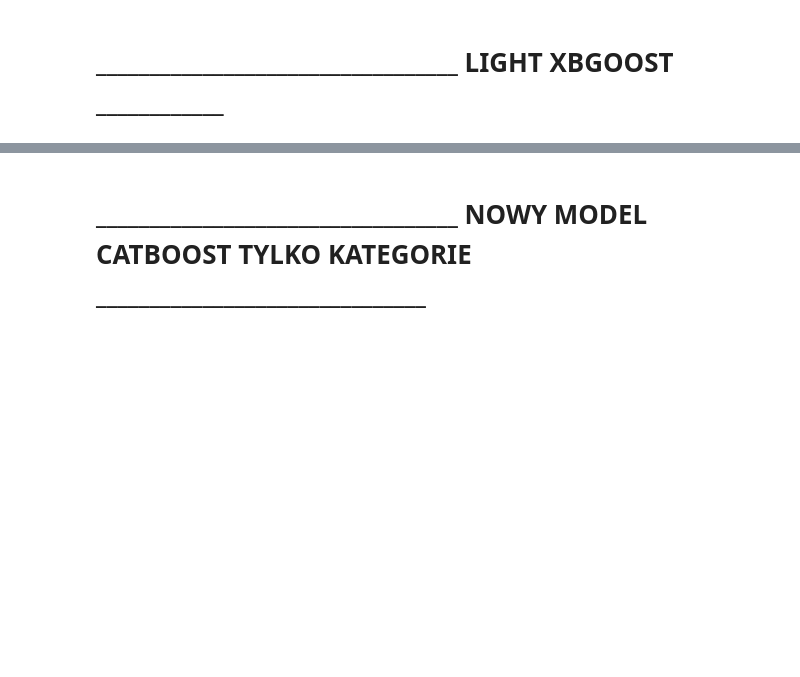
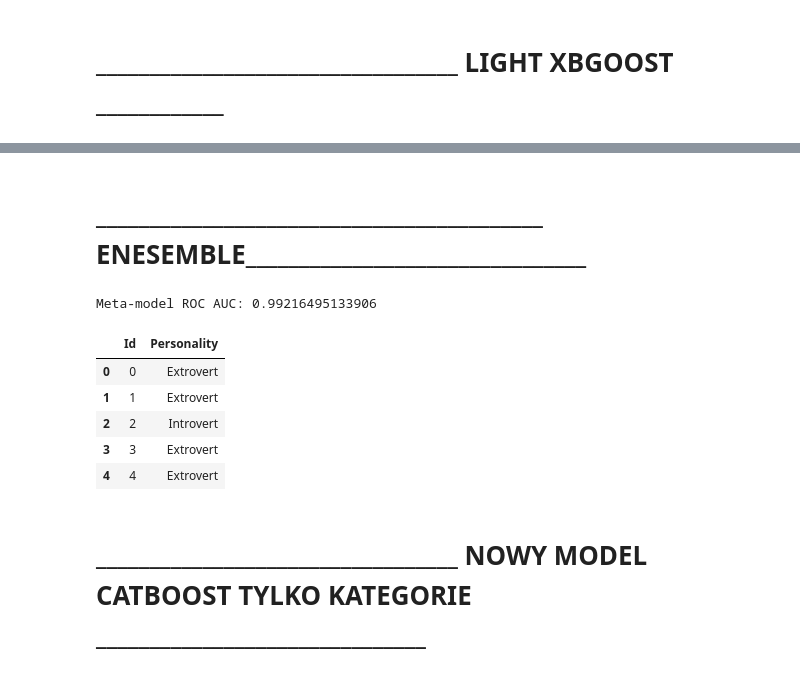
Before and after one commit to PiotrPieciak/LEARN_06_KAGGLE_Predict_Introverts, a Jupyter notebook: notebooks/02_Introverts_and_extroverts_ML_experiments.ipynb, the cells around one changed output, grey strips where cells are left out. Cells and saved outputs as stored; diff of their text form; code cells hidden in the pictures; blank space fills up the shorter version.

Commit message:
Kaggle Notebook | 02_Introverts_and_extroverts_ML_experiments | Version 13

```diff
--- a/notebooks/02_Introverts_and_extroverts_ML_experiments.ipynb
+++ b/notebooks/02_Introverts_and_extroverts_ML_experiments.ipynb
@@ -365,0 +406,4 @@ res_df[['rank_test_score','mean_test_score','mean_train_score','std_test_score',
+# %%
+X = train_df.drop(['id','Personality'], axis=1).copy()
+y = train_df['Personality'].copy()
+X = scaler.fit_transform(X)
@@ -366,3 +479,55 @@ res_df[['rank_test_score','mean_test_score','mean_train_score','std_test_score',
+# %% [markdown]
+# __________________________________________ ENESEMBLE________________________________
+# %%
+import numpy as np
+from sklearn.linear_model import LogisticRegression
+from sklearn.model_selection import cross_val_score
+
+# Stacking: tworzymy nową macierz X dla metamodelu
+X_stack = np.column_stack([
+    y_proba_lr,
+    y_proba_knn,
+    y_proba_cat,
+    y_proba_xgb,
+    y_proba_lgb
+])
+
+# Możesz też nazwać kolumny, jeśli chcesz później analizować feature importance
+
+# Meta-model: Logistic Regression
+meta_model = LogisticRegression()
+meta_model.fit(X_stack, y)
+
+# Predykcja końcowa (prawdopodobieństwo klasy 1)
+y_proba_meta = meta_model.predict_proba(X_stack)[:, 1]
+
+# Jeśli chcesz ocenić skuteczność:
+from sklearn.metrics import roc_auc_score
+print("Meta-model ROC AUC:", roc_auc_score(y, y_proba_meta))
+# %% [output]
+Meta-model ROC AUC: 0.99216495133906
+# %%
+# Zamień progiem 0.5
+y_pred_labels = (y_proba_meta >= 0.5).astype(int)
+
+# Jeśli Twoje klasy są np. ['Extrovert', 'Introvert'], to:
+label_map = {0: meta_model.classes_[0], 1: meta_model.classes_[1]}
+y_pred_final = [label_map[i] for i in y_pred_labels]
+# %%
+submission = pd.DataFrame({
+    "Id": train_df["id"],        # lub np. range(len(y_pred_final))
+    "Personality": y_pred_final
+})
+
+submission['Personality']=submission['Personality'].map({0:'Introvert',1:'Extrovert'})
+submission.head()
+# %% [output]
+|  | Id | Personality |
+| 0 | 0 | Extrovert |
+| 1 | 1 | Extrovert |
+| 2 | 2 | Introvert |
+| 3 | 3 | Extrovert |
+| 4 | 4 | Extrovert |
 # %% [markdown]
 # __________________________________ NOWY MODEL CATBOOST TYLKO KATEGORIE _______________________________
 # %%
```
Also changed, not shown: parts of 14 cells of this notebook.
